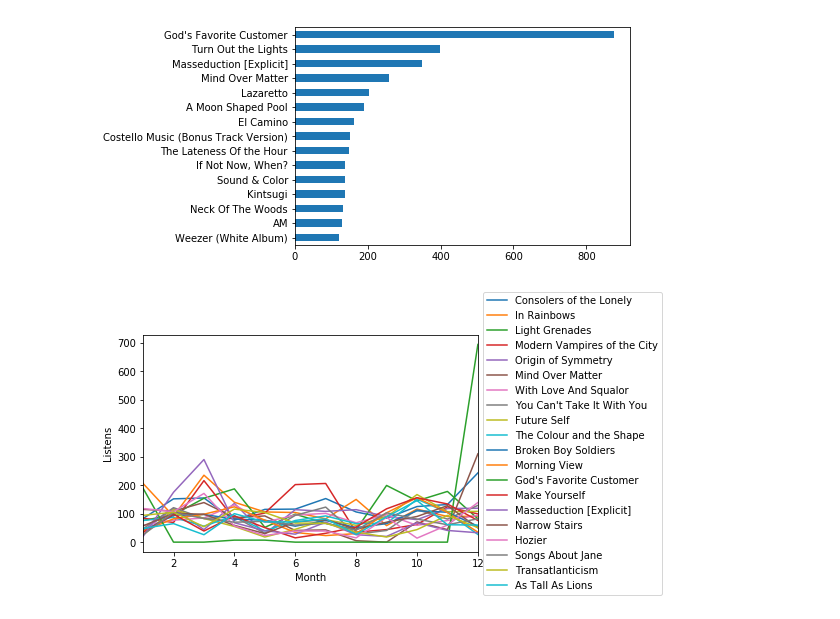
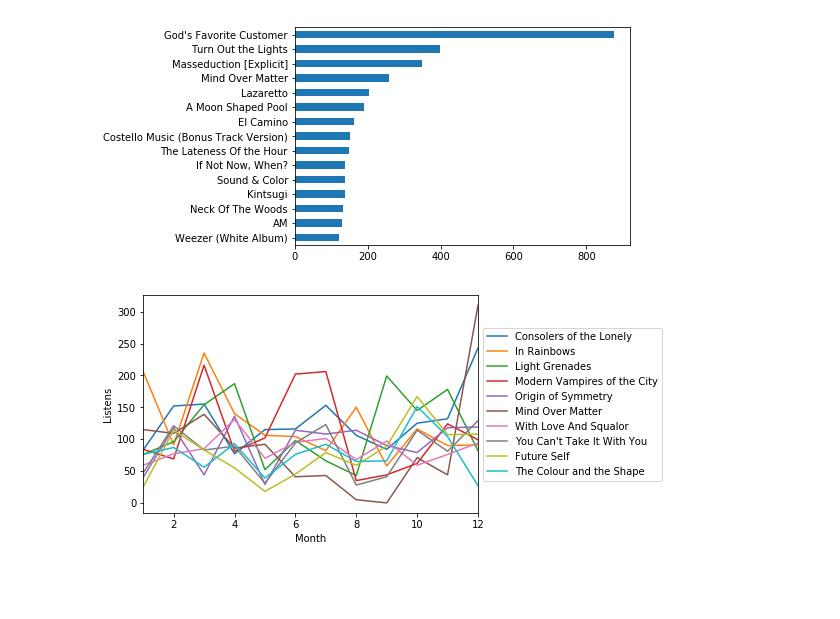
Before and after one commit to bmorris3/scrobbles, a Jupyter notebook: albums.ipynb, the cells around one changed output. Cells and saved outputs as stored; diff of their text form; code cells hidden in the pictures; blank space fills up the shorter version.

```diff
--- a/albums.ipynb
+++ b/albums.ipynb
@@ -50,10 +50,10 @@ sort = np.argsort(monthly.to_numpy().sum(axis=0))
 monthly = monthly.reindex(monthly.columns[sort[::-1]], axis=1)
 # %%
 ax = plt.gca()
-monthly[monthly.columns[:20]].plot(ax=ax)
+monthly[monthly.columns[:10]].plot(ax=ax)
 ax.legend(loc='center left', bbox_to_anchor=(1.0, 0.5))
 plt.xlabel('Month')
 plt.ylabel('Listens')
 plt.savefig('tmp/seasons_album.png', bbox_inches='tight', dpi=200)
 # %% [output]
-[figure, old version]
+[figure, new version]
```
Also changed, not shown: parts of 1 cell of this notebook, 2 other files.
